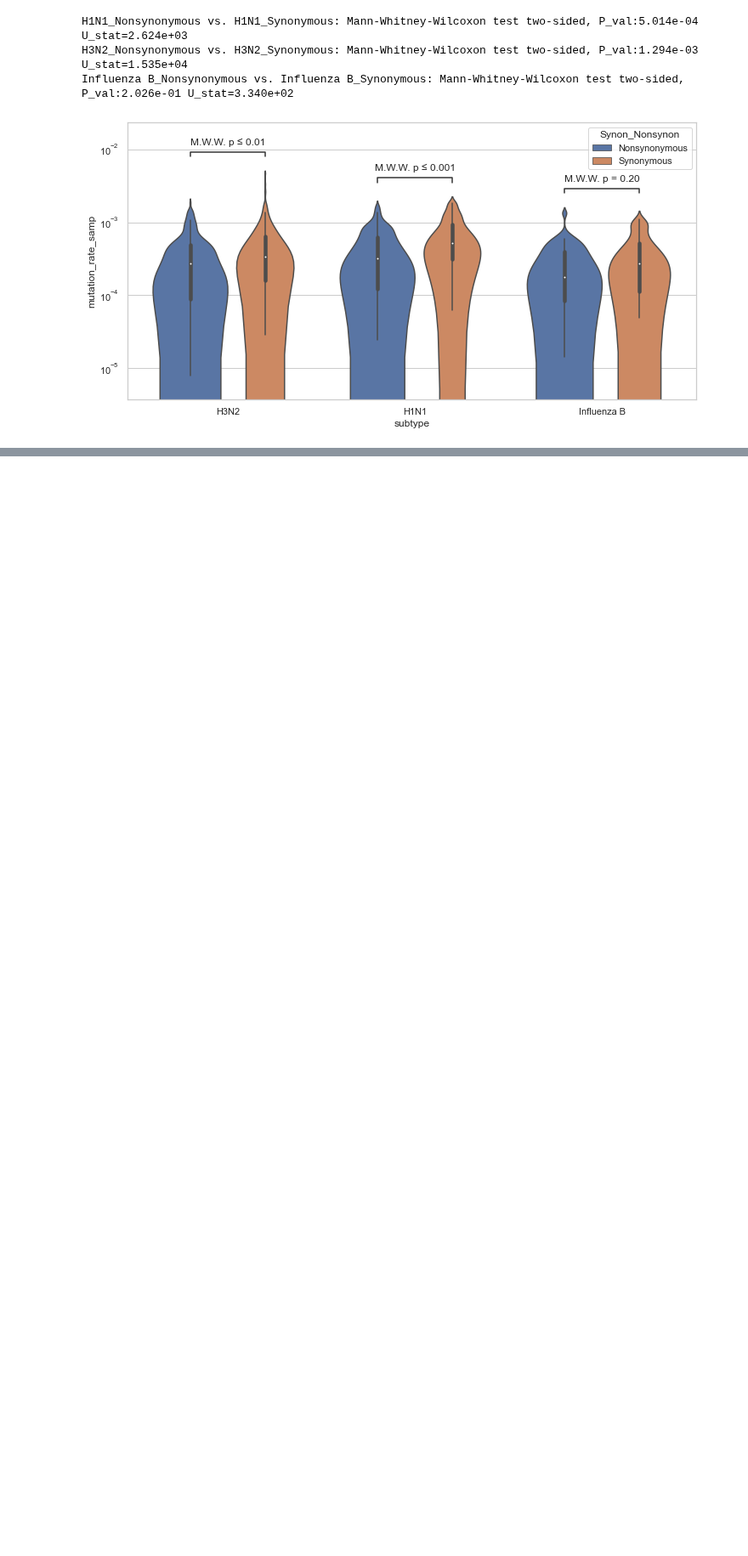
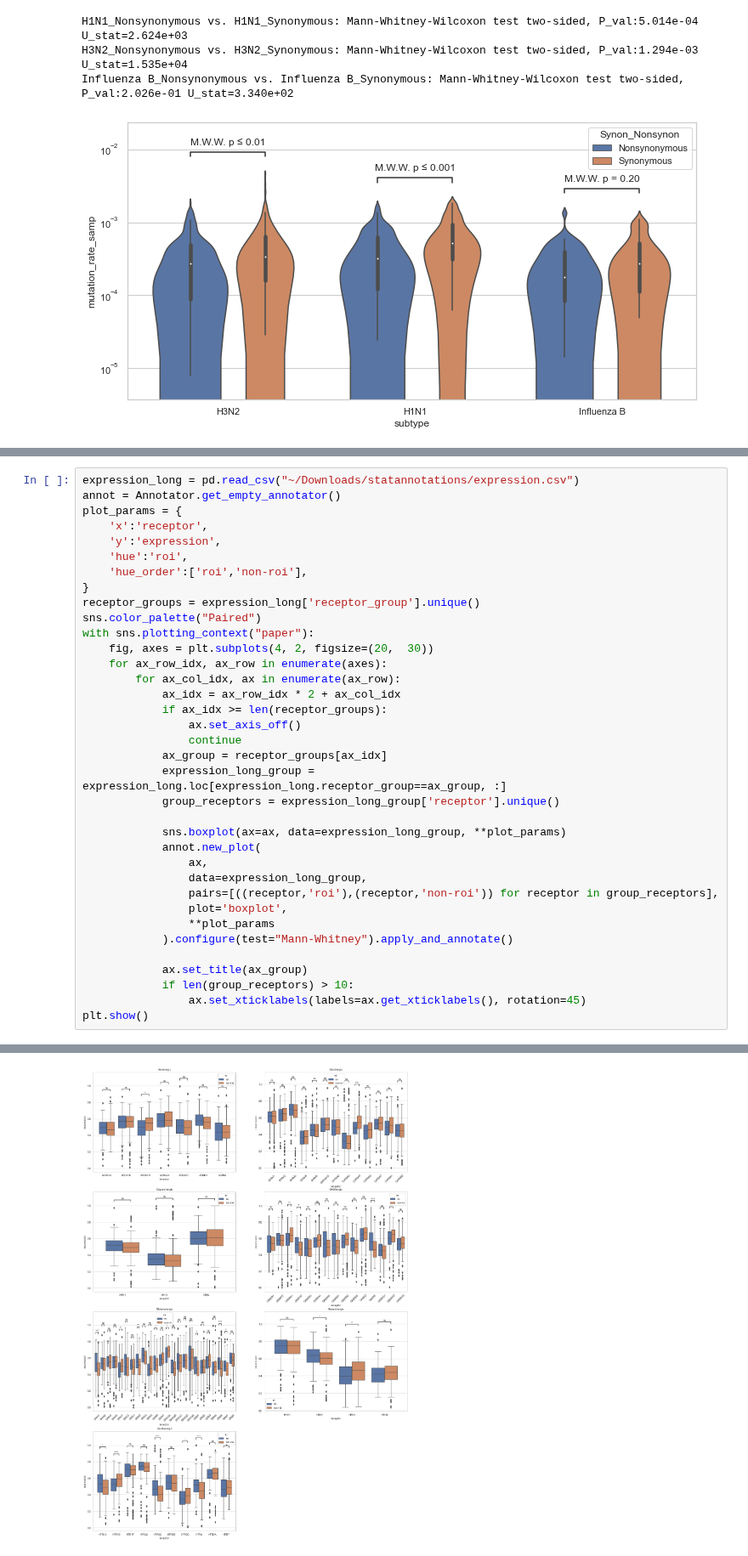
Before and after one commit to trevismd/statannotations, a Jupyter notebook: usage/example.ipynb, the cells around one changed output, grey strips where cells are left out. Shown at 85% size. Drawn from its saved outputs; the diff is of its cells as text; blank space fills up the shorter version.

```diff
--- a/usage/example.ipynb
+++ b/usage/example.ipynb
@@ -668,0 +769,37 @@ Influenza B_Nonsynonymous vs. Influenza B_Synonymous: Mann-Whitney-Wilcoxon test
+# %%
+expression_long = pd.read_csv("~/Downloads/statannotations/expression.csv")
+annot = Annotator.get_empty_annotator()
+plot_params = {
+    'x':'receptor',
+    'y':'expression',
+    'hue':'roi',
+    'hue_order':['roi','non-roi'],
+}
+receptor_groups = expression_long['receptor_group'].unique()
+sns.color_palette("Paired")
+with sns.plotting_context("paper"):
+    fig, axes = plt.subplots(4, 2, figsize=(20,  30))
+    for ax_row_idx, ax_row in enumerate(axes):
+        for ax_col_idx, ax in enumerate(ax_row):
+            ax_idx = ax_row_idx * 2 + ax_col_idx
+            if ax_idx >= len(receptor_groups):
+                ax.set_axis_off()
+                continue
+            ax_group = receptor_groups[ax_idx]
+            expression_long_group = expression_long.loc[expression_long.receptor_group==ax_group, :]
+            group_receptors = expression_long_group['receptor'].unique()
+
+            sns.boxplot(ax=ax, data=expression_long_group, **plot_params)
+            annot.new_plot(
+                ax,
+                data=expression_long_group,
+                pairs=[((receptor,'roi'),(receptor,'non-roi')) for receptor in group_receptors],
+                plot='boxplot',
+                **plot_params
+            ).configure(test="Mann-Whitney").apply_and_annotate()
+
+            ax.set_title(ax_group)
+            if len(group_receptors) > 10:
+                ax.set_xticklabels(labels=ax.get_xticklabels(), rotation=45)
+plt.show()
+# %% [output]
@@ -668,0 +823 @@ Influenza B_Nonsynonymous vs. Influenza B_Synonymous: Mann-Whitney-Wilcoxon test
+[figure, added]
```
Also changed, not shown: parts of 10 cells of this notebook, 3 other files.
